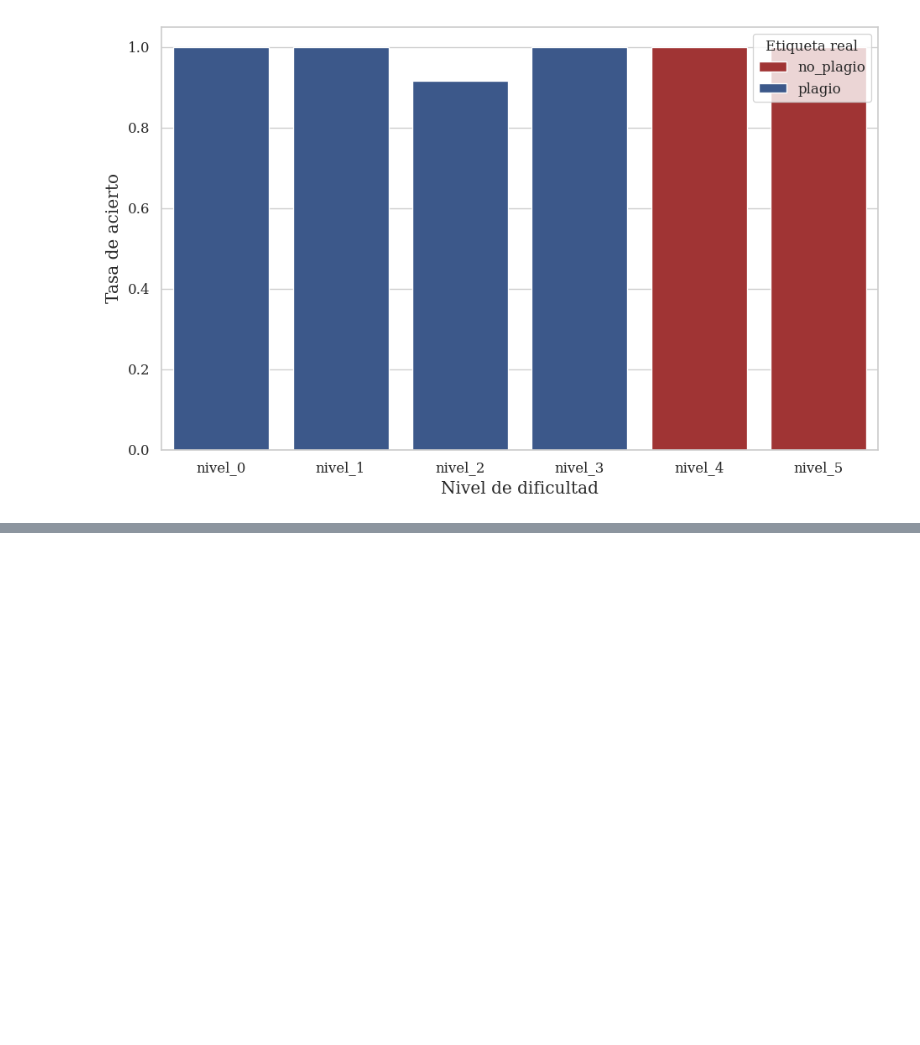
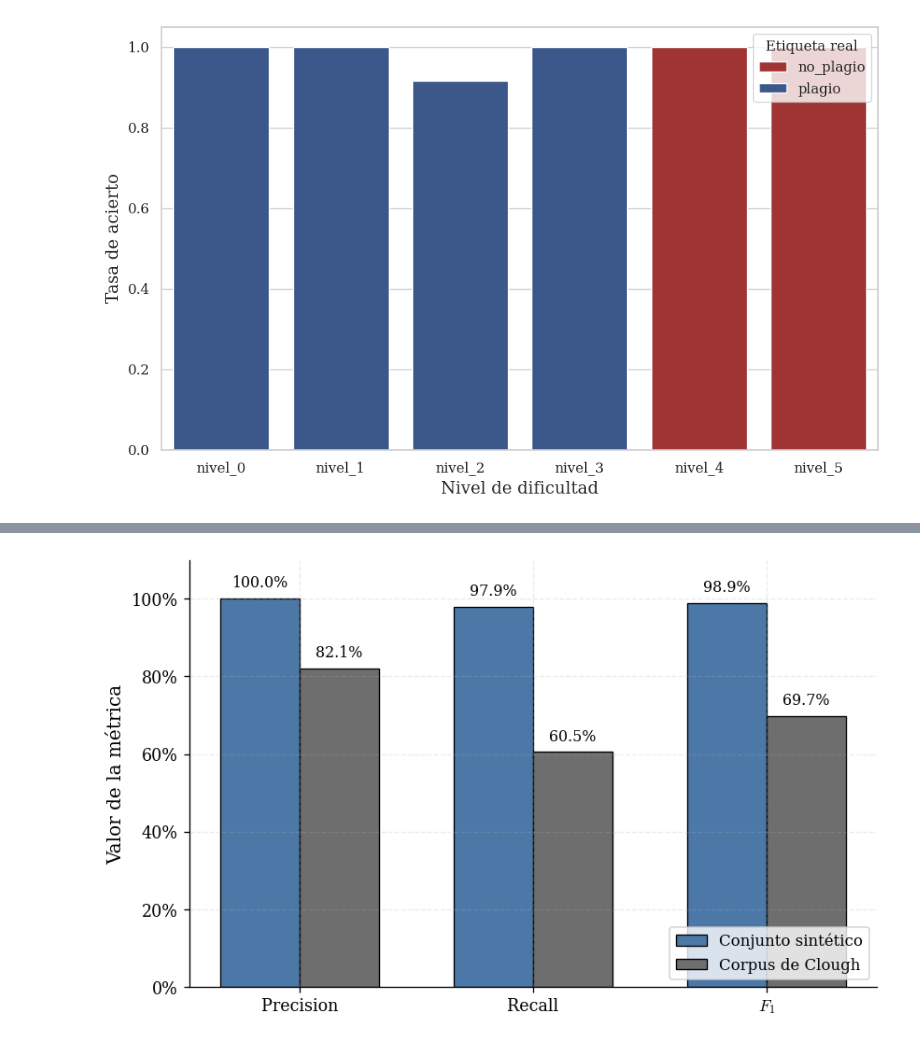
Before and after one commit to Hervaas8/practicas_uv, a Jupyter notebook: evaluacion_plagion_sintetico.ipynb, the cells around one changed output, grey strips where cells are left out. Drawn from its saved outputs; the diff is of its cells as text; code cells hidden in the pictures; blank space fills up the shorter version.

```diff
--- a/evaluacion_plagion_sintetico.ipynb
+++ b/evaluacion_plagion_sintetico.ipynb
@@ -1404,0 +1674,59 @@ plt.show()
+# %%
+metricas_sintetico = {
+    "Precision": 1.000,
+    "Recall": 0.979,
+    "F1": 0.989,
+}
+
+metricas_comparacion = ["Precision", "Recall", "F1"]
+
+valores_sintetico = [metricas_sintetico[m] * 100 for m in metricas_comparacion]
+valores_clough = [metricas_clough[m] * 100 for m in metricas_comparacion]
+
+x = np.arange(len(metricas_comparacion))
+width = 0.34
+
+fig, ax = plt.subplots(figsize=(7.2, 4.4))
+
+bars1 = ax.bar(
+    x - width / 2,
+    valores_sintetico,
+    width,
+    label="Conjunto sintético",
+    color=COLOR_PLAGIO,
+    edgecolor="black",
+    linewidth=0.8
+)
+
+bars2 = ax.bar(
+    x + width / 2,
+    valores_clough,
+    width,
+    label="Corpus de Clough",
+    color=COLOR_GRIS,
+    edgecolor="black",
+    linewidth=0.8
+)
+
+ax.set_xticks(x)
+ax.set_xticklabels(["Precision", "Recall", r"$F_1$"])
+ax.set_ylabel("Valor de la métrica")
+ax.yaxis.set_major_formatter(PercentFormatter(xmax=100))
+ax.set_ylim(0, 110)
+ax.legend(frameon=True, loc="lower right")
+
+for bars in [bars1, bars2]:
+    for bar in bars:
+        altura = bar.get_height()
+        ax.text(
+            bar.get_x() + bar.get_width() / 2,
+            altura + 2,
+            f"{altura:.1f}%",
+            ha="center",
+            va="bottom",
+            fontsize=9.5
+        )
+
+finalizar_figura(f"comparacion_sintetico_clough_{MODELO_FINAL.replace(':', '_')}")
+# %% [output]
+[figure, added]
```
Also changed, not shown: parts of 4 cells of this notebook, 29 other files.
